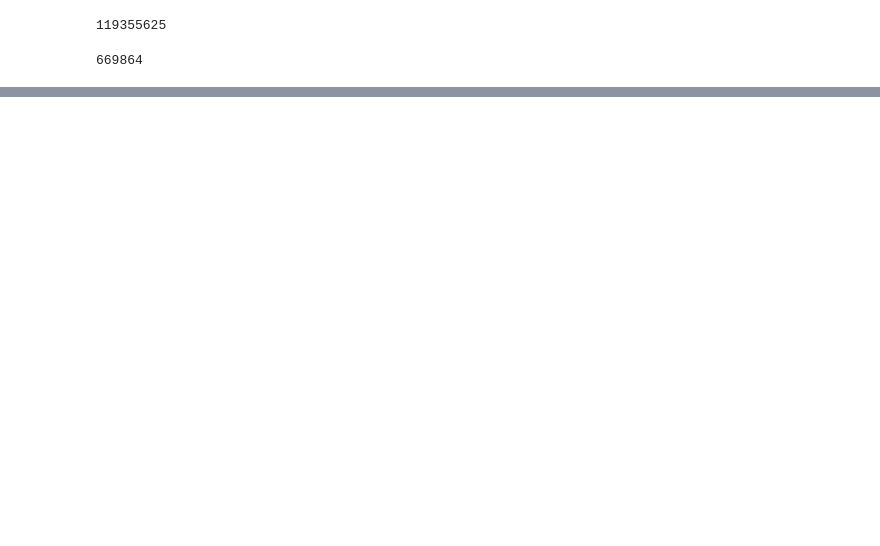
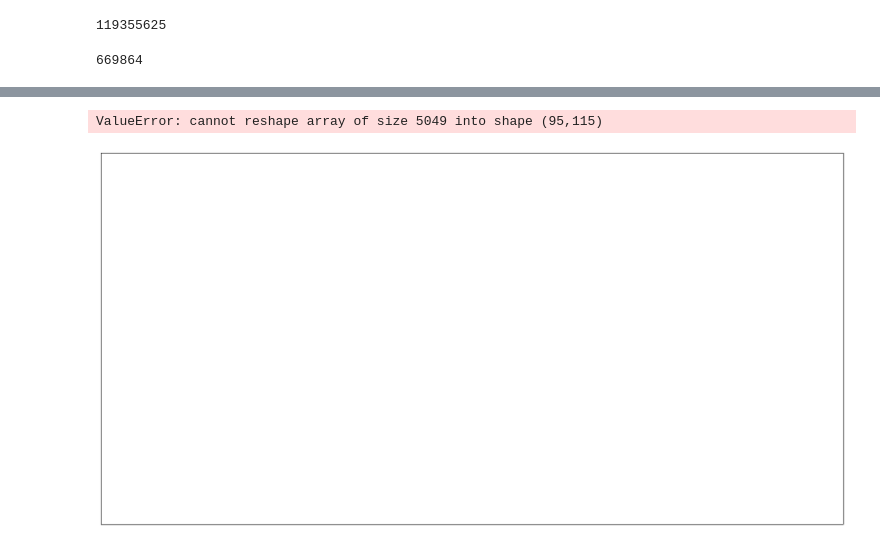
Before and after one commit to nagoremeabe/practica_3, a Jupyter notebook: parte_3.ipynb, the cells around one changed output, grey strips where cells are left out. Saved outputs shown, nothing was run; the diff lists cells and outputs as text; code cells hidden in the pictures; blank space fills up the shorter version.

```diff
--- a/parte_3.ipynb
+++ b/parte_3.ipynb
@@ -169,0 +327,22 @@ np.count_nonzero(np.isnan(y2.mean(axis=1)))
+# %%
+# mapas de regresión y correlación
+# calculo los valores necesarion para de una pc poder sacar una eof
+cor1,Pvalue1,cor_sig1,reg1,reg1_sig = IndexRegrCorr(np.transpose(y2),
+                                                      np.transpose(PCs[:,0]),
+                                                      0.01, 'MonteCarlo', 100)
+cor2,Pvalue2,cor_sig2,reg2,reg2_sig = IndexRegrCorr(np.transpose(y2),
+                                                    np.transpose(PCs[:,1]),
+                                                    0.01, 'MonteCarlo', 100)
+cor3,Pvalue3,cor_sig3,reg3,reg3_sig = IndexRegrCorr(np.transpose(y2),
+                                                    np.transpose(PCs[:,2]),
+                                                    0.01, 'MonteCarlo', 100)
+# %%
+def dibujo_1_mapa_cartopy(A,lon,lat,levs,cmap1,l1,titulo, ax):
+    im=ax.contourf(lon,lat,A
+                   ,cmap=cmap1,levels=levs,extend='both',transform=ccrs.PlateCarree())
+    ax.coastlines(linewidth=2)
+    ax.set_title(titulo,fontsize=28)
+    cbar = plt.colorbar(im, extend='neither', spacing='proportional',
+                orientation='vertical', shrink=0.7, format="%.0f")
+    cbar.set_label(l1, size=28)
+    cbar.ax.tick_params(labelsize=28)
@@ -169,0 +353,13 @@ np.count_nonzero(np.isnan(y2.mean(axis=1)))
+# %%
+# las latitudes y longitudes que quiero dibujar
+lon = tn10_remallado.lon
+lat = tn10_remallado.lat
+# figura de la EOF utilizando el tercer autovalor
+fig = plt.figure(figsize=(30,10))
+ax = fig.add_subplot(111, projection=ccrs.PlateCarree(0))
+dibujo_1_mapa_cartopy(np.reshape(reg1,(len(lat),len(lon))),lon,lat,np.linspace(reg1.min(),reg1.max(),100),'bwr','ºC/std','mapa EOF 1 fvar='+ str( round(fvar[0],2)), ax)
+ax.contourf(lon,lat,np.reshape(reg1_sig,(len(lat),len(lon))),alpha=0,cmap='bwr',levels=np.linspace(reg1_sig.min(),reg1_sig.max(),100),hatches='.')
+ax.coastlines(linewidth=2)
+# %% [output]
+ValueError: cannot reshape array of size 5049 into shape (95,115)
+[figure, added]
```
Also changed, not shown: parts of 15 cells of this notebook.
